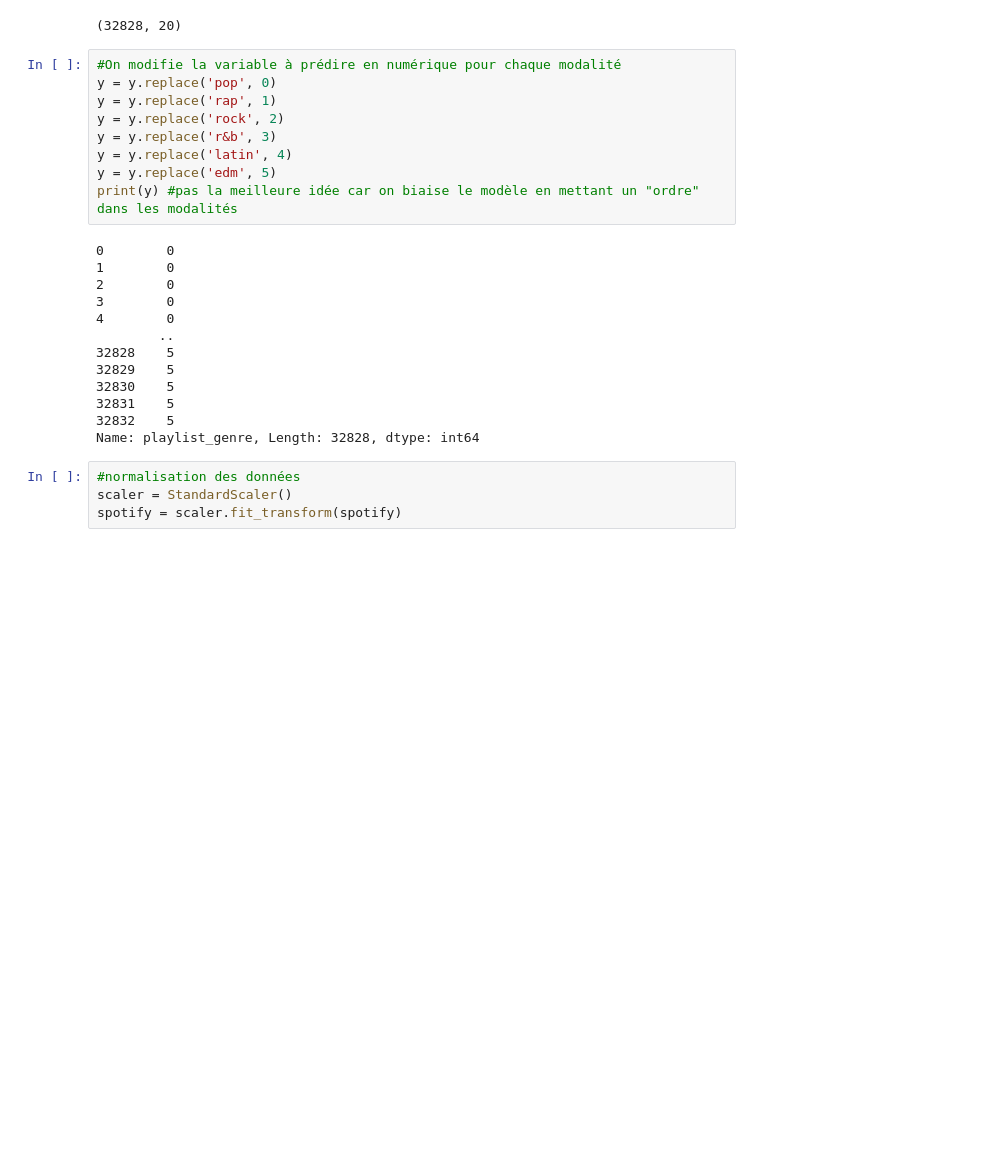
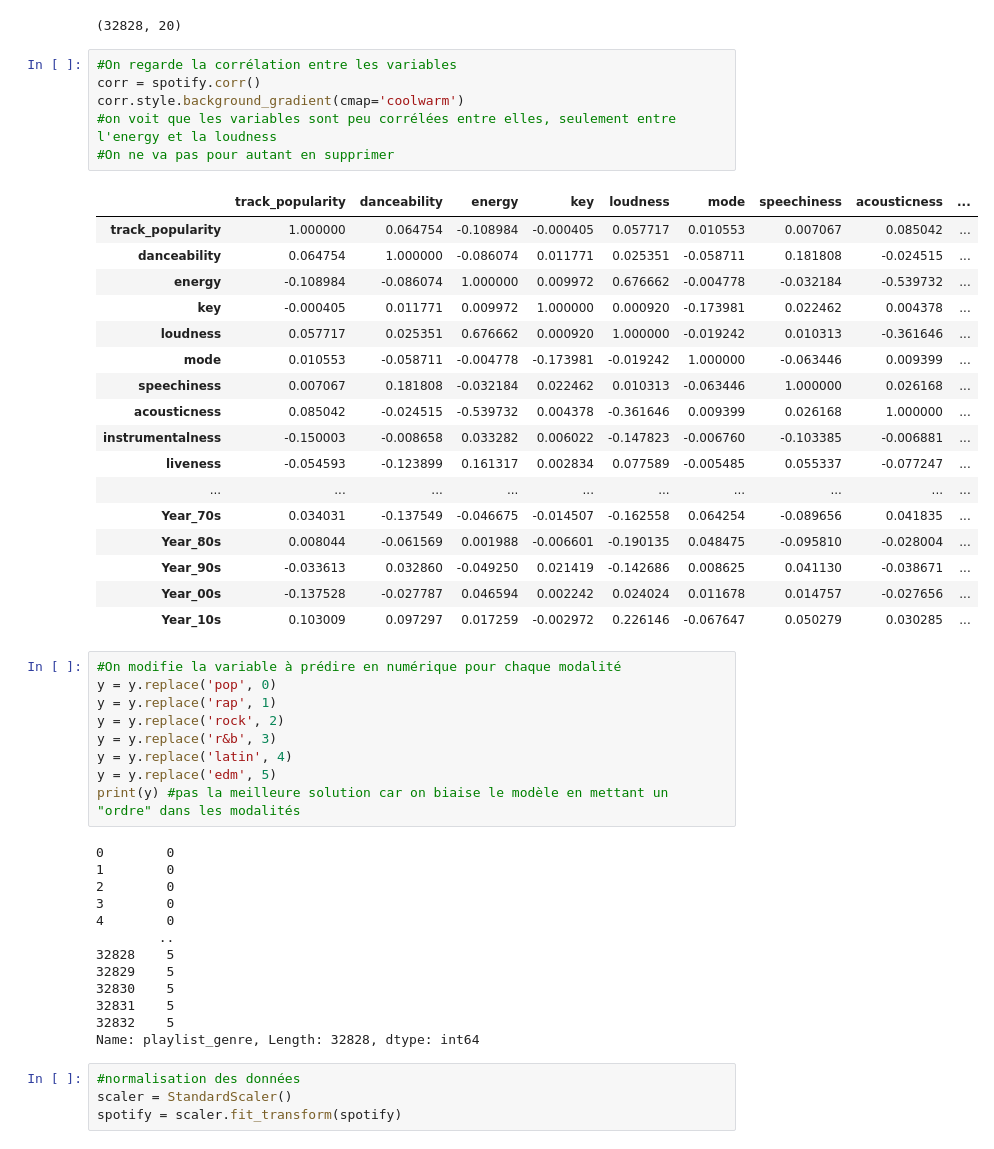
Before and after one commit to FeckNeck/deep-learning-project, a Jupyter notebook: index.ipynb, the cells around one changed output. Cells and saved outputs as stored; diff of their text form; blank space fills up the shorter version.

Commit message:
feat : add corr test

```diff
--- a/index.ipynb
+++ b/index.ipynb
@@ -250,6 +250,30 @@ spotify.head(5)
 spotify.shape #on a bien 20 colonnes maintenant
 # %% [output]
 (32828, 20)
+# %%
+#On regarde la corrélation entre les variables
+corr = spotify.corr()
+corr.style.background_gradient(cmap='coolwarm')
+#on voit que les variables sont peu corrélées entre elles, seulement entre l'energy et la loudness
+#On ne va pas pour autant en supprimer
+# %% [output]
+|  | track_popularity | danceability | energy | key | loudness | mode | speechiness | acousticness | ... |
+| track_popularity | 1.000000 | 0.064754 | -0.108984 | -0.000405 | 0.057717 | 0.010553 | 0.007067 | 0.085042 | ... |
+| danceability | 0.064754 | 1.000000 | -0.086074 | 0.011771 | 0.025351 | -0.058711 | 0.181808 | -0.024515 | ... |
+| energy | -0.108984 | -0.086074 | 1.000000 | 0.009972 | 0.676662 | -0.004778 | -0.032184 | -0.539732 | ... |
+| key | -0.000405 | 0.011771 | 0.009972 | 1.000000 | 0.000920 | -0.173981 | 0.022462 | 0.004378 | ... |
+| loudness | 0.057717 | 0.025351 | 0.676662 | 0.000920 | 1.000000 | -0.019242 | 0.010313 | -0.361646 | ... |
+| mode | 0.010553 | -0.058711 | -0.004778 | -0.173981 | -0.019242 | 1.000000 | -0.063446 | 0.009399 | ... |
+| speechiness | 0.007067 | 0.181808 | -0.032184 | 0.022462 | 0.010313 | -0.063446 | 1.000000 | 0.026168 | ... |
+| acousticness | 0.085042 | -0.024515 | -0.539732 | 0.004378 | -0.361646 | 0.009399 | 0.026168 | 1.000000 | ... |
+| instrumentalness | -0.150003 | -0.008658 | 0.033282 | 0.006022 | -0.147823 | -0.006760 | -0.103385 | -0.006881 | ... |
+| liveness | -0.054593 | -0.123899 | 0.161317 | 0.002834 | 0.077589 | -0.005485 | 0.055337 | -0.077247 | ... |
+| ... | ... | ... | ... | ... | ... | ... | ... | ... | ... |
+| Year_70s | 0.034031 | -0.137549 | -0.046675 | -0.014507 | -0.162558 | 0.064254 | -0.089656 | 0.041835 | ... |
+| Year_80s | 0.008044 | -0.061569 | 0.001988 | -0.006601 | -0.190135 | 0.048475 | -0.095810 | -0.028004 | ... |
+| Year_90s | -0.033613 | 0.032860 | -0.049250 | 0.021419 | -0.142686 | 0.008625 | 0.041130 | -0.038671 | ... |
+| Year_00s | -0.137528 | -0.027787 | 0.046594 | 0.002242 | 0.024024 | 0.011678 | 0.014757 | -0.027656 | ... |
+| Year_10s | 0.103009 | 0.097297 | 0.017259 | -0.002972 | 0.226146 | -0.067647 | 0.050279 | 0.030285 | ... |
 # %%
 #On modifie la variable à prédire en numérique pour chaque modalité
 y = y.replace('pop', 0)
@@ -258,7 +282,7 @@ y = y.replace('rock', 2)
 y = y.replace('r&b', 3)
 y = y.replace('latin', 4)
 y = y.replace('edm', 5)
-print(y) #pas la meilleure idée car on biaise le modèle en mettant un "ordre" dans les modalités
+print(y) #pas la meilleure solution car on biaise le modèle en mettant un "ordre" dans les modalités
 # %% [output]
 0        0
 1        0
```
Also changed, not shown: parts of 3 cells of this notebook.
